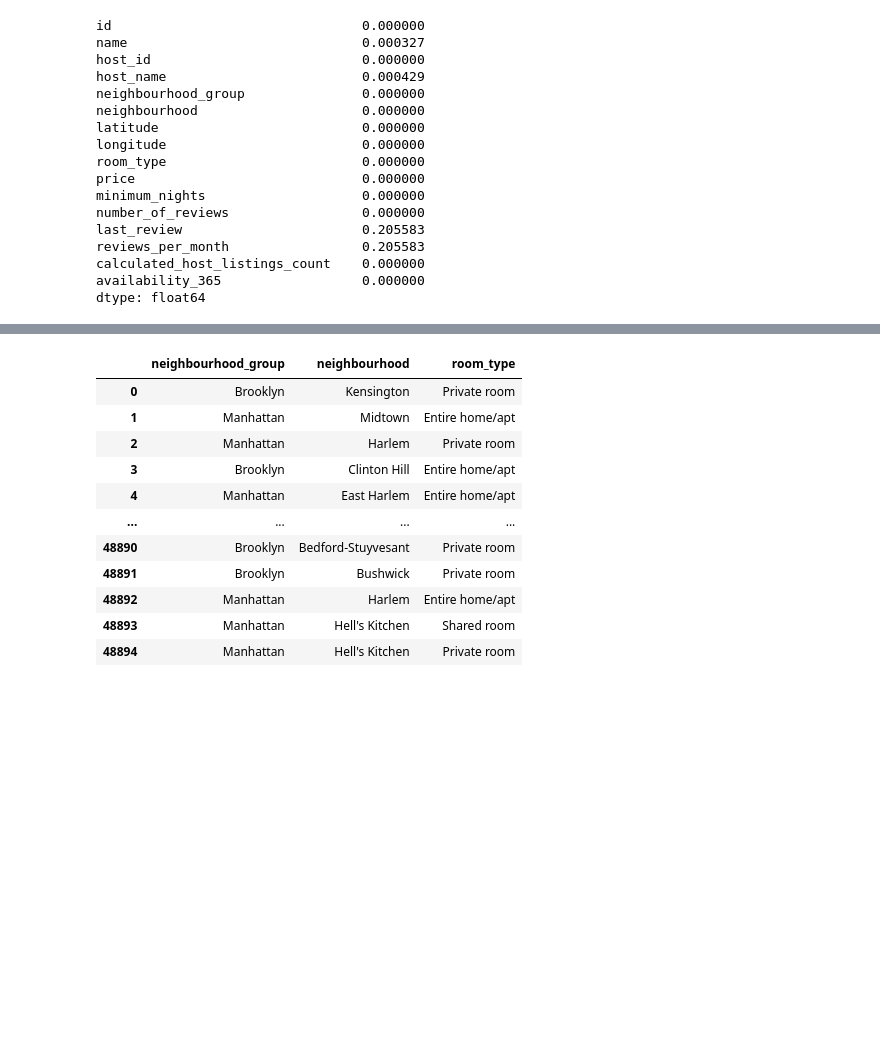
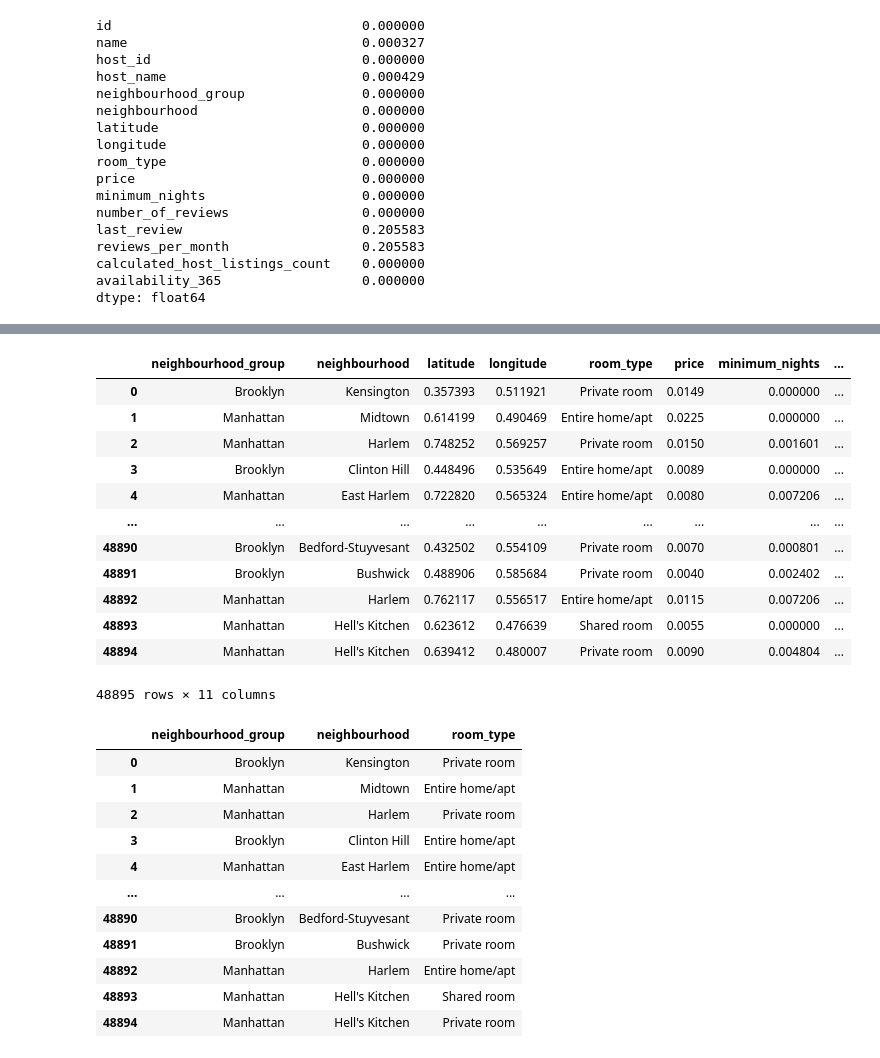
Before and after one commit to akniels/new_york_airbnb, a Jupyter notebook: Full_analysis.ipynb, the cells around one changed output, grey strips where cells are left out. Cells and saved outputs as stored; diff of their text form; code cells hidden in the pictures; blank space fills up the shorter version.

```diff
--- a/Full_analysis.ipynb
+++ b/Full_analysis.ipynb
@@ -84,6 +132,37 @@ reviews_per_month                 0.0
 calculated_host_listings_count    0.0
 availability_365                  0.0
 dtype: float64
+# %%
+# normalizing all of the integer data
+norm_df = df.select_dtypes(include=["int", "float"])
+norm_columns = norm_df.columns
+def normalize(df):
+    result = df.copy()
+    norm_df = df.select_dtypes(include=["int", "float"])
+    for feature_name in norm_df.columns:
+        max_value = df[feature_name].max()
+        min_value = df[feature_name].min()
+        result[feature_name] = (df[feature_name] - min_value) / (max_value - min_value)
+        df = pd.concat([df.drop(feature_name, axis = 1), result[feature_name]], axis=1)
+
+
+    return result
+df = normalize(df)
+df
+# %% [output]
+|  | neighbourhood_group | neighbourhood | latitude | longitude | room_type | price | minimum_nights | ... |
+| 0 | Brooklyn | Kensington | 0.357393 | 0.511921 | Private room | 0.0149 | 0.000000 | ... |
+| 1 | Manhattan | Midtown | 0.614199 | 0.490469 | Entire home/apt | 0.0225 | 0.000000 | ... |
+| 2 | Manhattan | Harlem | 0.748252 | 0.569257 | Private room | 0.0150 | 0.001601 | ... |
+| 3 | Brooklyn | Clinton Hill | 0.448496 | 0.535649 | Entire home/apt | 0.0089 | 0.000000 | ... |
+| 4 | Manhattan | East Harlem | 0.722820 | 0.565324 | Entire home/apt | 0.0080 | 0.007206 | ... |
+| ... | ... | ... | ... | ... | ... | ... | ... | ... |
+| 48890 | Brooklyn | Bedford-Stuyvesant | 0.432502 | 0.554109 | Private room | 0.0070 | 0.000801 | ... |
+| 48891 | Brooklyn | Bushwick | 0.488906 | 0.585684 | Private room | 0.0040 | 0.002402 | ... |
+| 48892 | Manhattan | Harlem | 0.762117 | 0.556517 | Entire home/apt | 0.0115 | 0.007206 | ... |
+| 48893 | Manhattan | Hell's Kitchen | 0.623612 | 0.476639 | Shared room | 0.0055 | 0.000000 | ... |
+| 48894 | Manhattan | Hell's Kitchen | 0.639412 | 0.480007 | Private room | 0.0090 | 0.004804 | ... |
+48895 rows × 11 columns
 # %%
 cat_df = df.select_dtypes(include=["object"])
 cat_df
```
Also changed, not shown: parts of 22 cells of this notebook.
